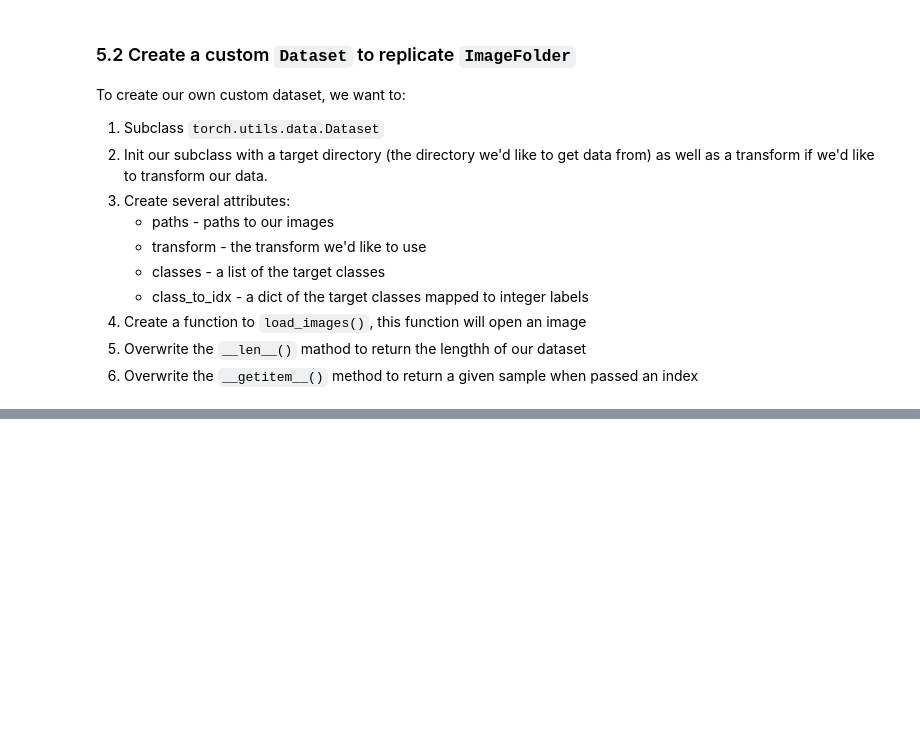
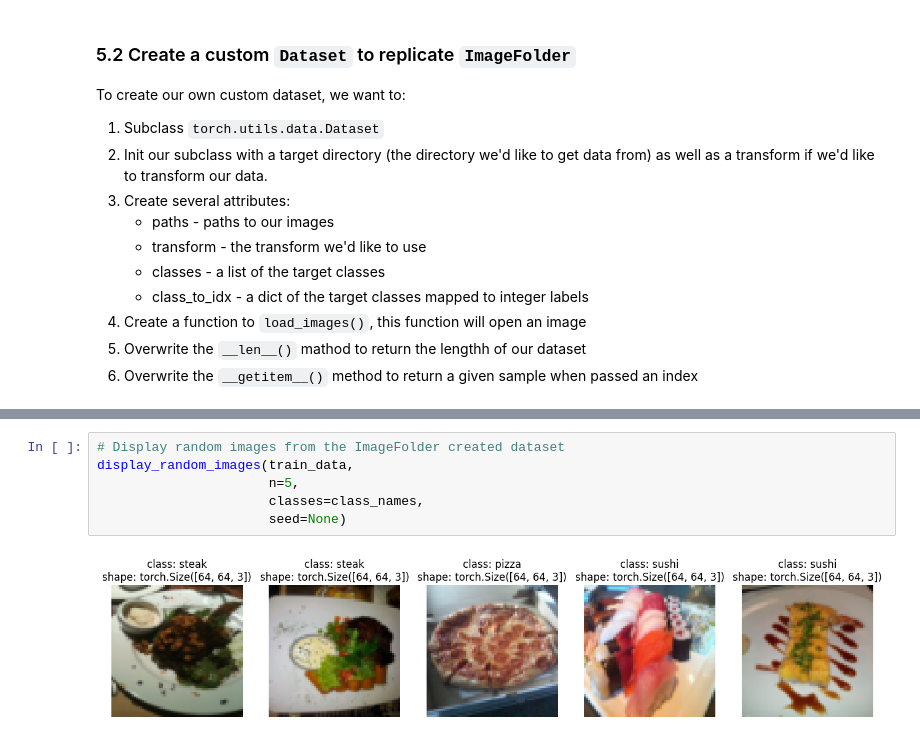
Before and after one commit to Knightler/deep-learning-practice, a Jupyter notebook: PYTORCH_Custom_Datasets.ipynb, the cells around one changed output, grey strips where cells are left out. Saved outputs shown, nothing was run; the diff lists cells and outputs as text; blank space fills up the shorter version.

```diff
--- a/PYTORCH_Custom_Datasets.ipynb
+++ b/PYTORCH_Custom_Datasets.ipynb
@@ -489,0 +581,8 @@ class ImageFolderCustom(Dataset):
+# %%
+# Display random images from the ImageFolder created dataset
+display_random_images(train_data,
+                      n=5,
+                      classes=class_names,
+                      seed=None)
+# %% [output]
+[figure, added]
```
Also changed, not shown: parts of 37 cells of this notebook.
